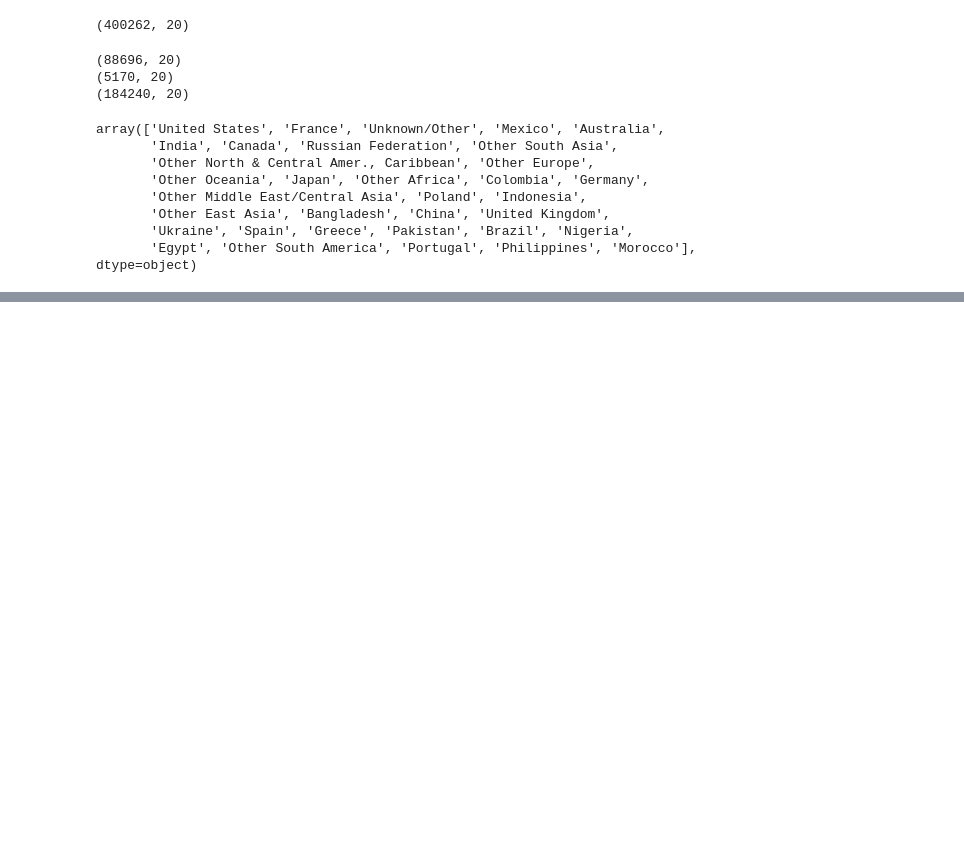
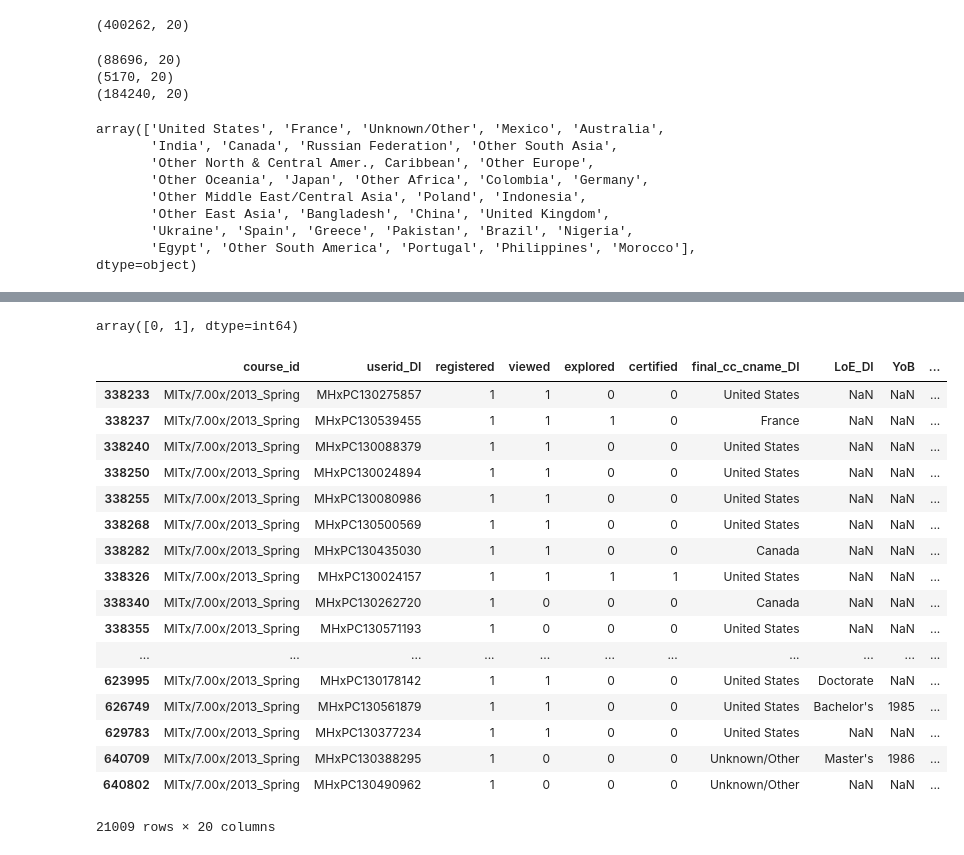
Before and after one commit to mattlichti/gen_assembly, a Jupyter notebook: Project/MOOC.ipynb, the cells around one changed output, grey strips where cells are left out. Cells and saved outputs as stored; diff of their text form; code cells hidden in the pictures; blank space fills up the shorter version.

```diff
--- a/Project/MOOC.ipynb
+++ b/Project/MOOC.ipynb
@@ -188,0 +162,4 @@ for country in data['final_cc_cname_DI'].unique()
+# %%
+y = data['certified']
+# %% [output]
+array([0, 1], dtype=int64)
@@ -188,0 +168,21 @@ for country in data['final_cc_cname_DI'].unique()
+# %%
+data[data['course_id'] =='MITx/7.00x/2013_Spring']
+# %% [output]
+|  | course_id | userid_DI | registered | viewed | explored | certified | final_cc_cname_DI | LoE_DI | YoB | ... |
+| 338233 | MITx/7.00x/2013_Spring | MHxPC130275857 | 1 | 1 | 0 | 0 | United States | NaN | NaN | ... |
+| 338237 | MITx/7.00x/2013_Spring | MHxPC130539455 | 1 | 1 | 1 | 0 | France | NaN | NaN | ... |
+| 338240 | MITx/7.00x/2013_Spring | MHxPC130088379 | 1 | 1 | 0 | 0 | United States | NaN | NaN | ... |
+| 338250 | MITx/7.00x/2013_Spring | MHxPC130024894 | 1 | 1 | 0 | 0 | United States | NaN | NaN | ... |
+| 338255 | MITx/7.00x/2013_Spring | MHxPC130080986 | 1 | 1 | 0 | 0 | United States | NaN | NaN | ... |
+| 338268 | MITx/7.00x/2013_Spring | MHxPC130500569 | 1 | 1 | 0 | 0 | United States | NaN | NaN | ... |
+| 338282 | MITx/7.00x/2013_Spring | MHxPC130435030 | 1 | 1 | 0 | 0 | Canada | NaN | NaN | ... |
+| 338326 | MITx/7.00x/2013_Spring | MHxPC130024157 | 1 | 1 | 1 | 1 | United States | NaN | NaN | ... |
+| 338340 | MITx/7.00x/2013_Spring | MHxPC130262720 | 1 | 0 | 0 | 0 | Canada | NaN | NaN | ... |
+| 338355 | MITx/7.00x/2013_Spring | MHxPC130571193 | 1 | 0 | 0 | 0 | United States | NaN | NaN | ... |
+| ... | ... | ... | ... | ... | ... | ... | ... | ... | ... | ... |
+| 623995 | MITx/7.00x/2013_Spring | MHxPC130178142 | 1 | 1 | 0 | 0 | United States | Doctorate | NaN | ... |
+| 626749 | MITx/7.00x/2013_Spring | MHxPC130561879 | 1 | 1 | 0 | 0 | United States | Bachelor's | 1985 | ... |
+| 629783 | MITx/7.00x/2013_Spring | MHxPC130377234 | 1 | 1 | 0 | 0 | United States | NaN | NaN | ... |
+| 640709 | MITx/7.00x/2013_Spring | MHxPC130388295 | 1 | 0 | 0 | 0 | Unknown/Other | Master's | 1986 | ... |
+| 640802 | MITx/7.00x/2013_Spring | MHxPC130490962 | 1 | 0 | 0 | 0 | Unknown/Other | NaN | NaN | ... |
+21009 rows × 20 columns
```
Also changed, not shown: parts of 42 cells of this notebook, 2 other files.
